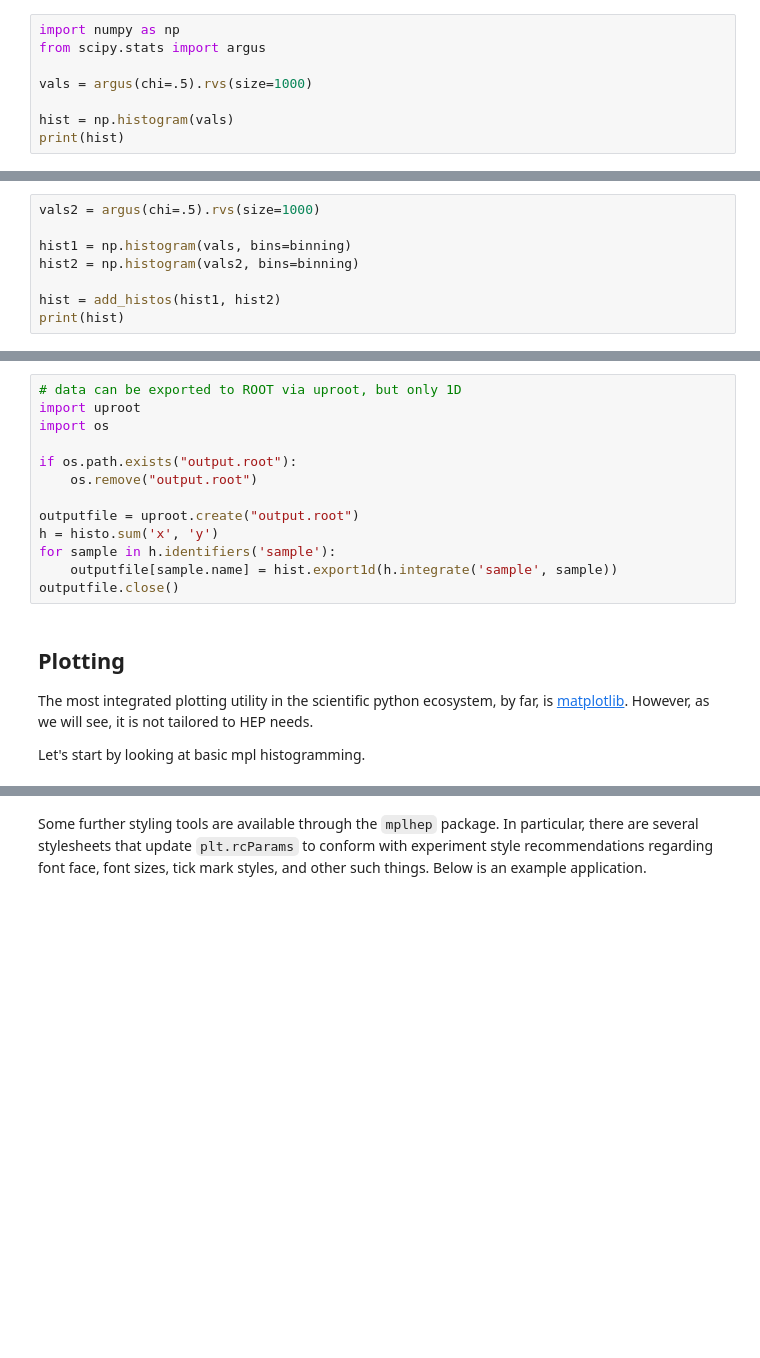
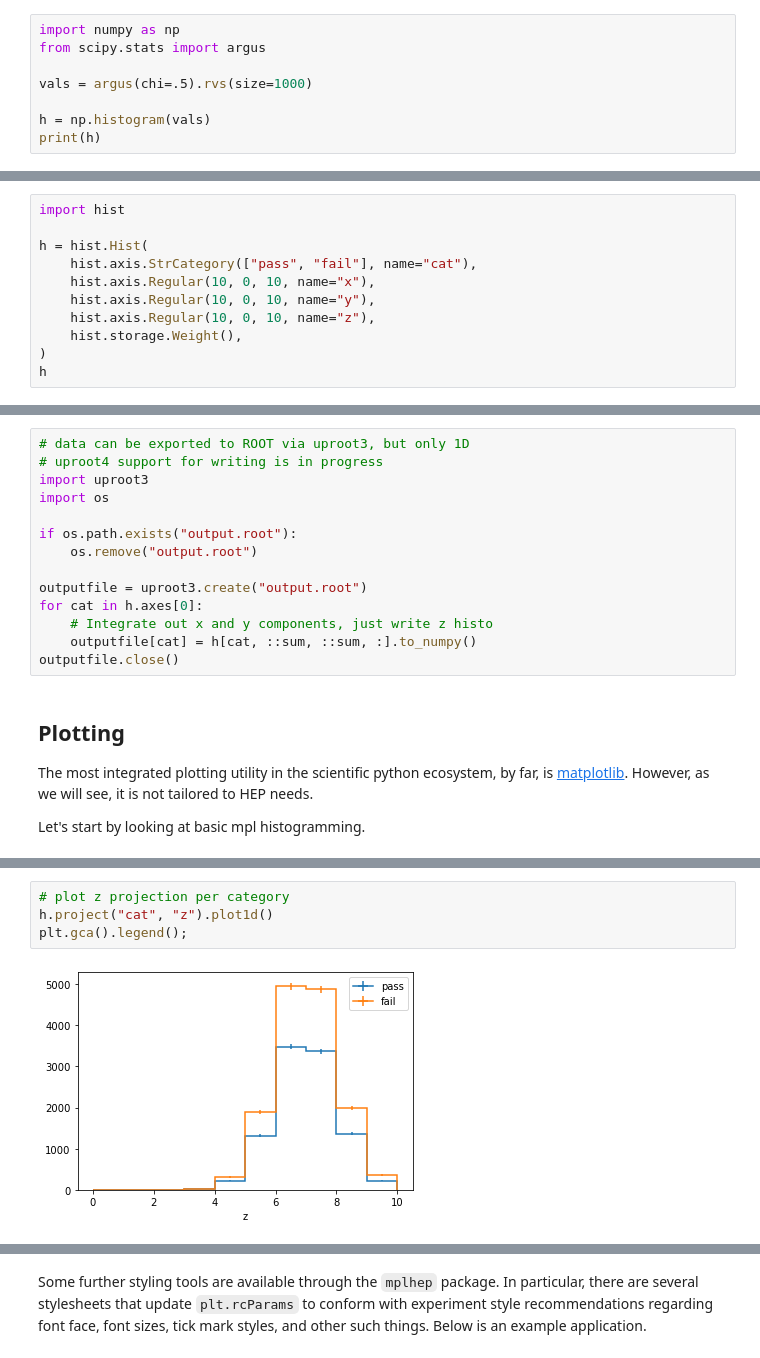
Before and after one commit to CoffeaTeam/coffea-hats, a Jupyter notebook: 01-histograms.ipynb, the cells around one changed output, grey strips where cells are left out. Cells and saved outputs as stored; diff of their text form; blank space fills up the shorter version.

```diff
--- a/01-histograms.ipynb
+++ b/01-histograms.ipynb
@@ -20,5 +20,5 @@ from scipy.stats import argus
 
 vals = argus(chi=.5).rvs(size=1000)
 
-hist = np.histogram(vals)
-print(hist)
+h = np.histogram(vals)
+print(h)
@@ -38,8 +31,0 @@ def add_histos(h1, h2):
-# %%
-vals2 = argus(chi=.5).rvs(size=1000)
-
-hist1 = np.histogram(vals, bins=binning)
-hist2 = np.histogram(vals2, bins=binning)
-
-hist = add_histos(hist1, hist2)
-print(hist)
@@ -92,0 +52,11 @@ In the constructor you specify each axis, either as a numeric `Bin` axis or a ca
+# %%
+import hist
+
+h = hist.Hist(
+    hist.axis.StrCategory(["pass", "fail"], name="cat"),
+    hist.axis.Regular(10, 0, 10, name="x"),
+    hist.axis.Regular(10, 0, 10, name="y"),
+    hist.axis.Regular(10, 0, 10, name="z"),
+    hist.storage.Weight(),
+)
+h
@@ -165,15 +211,16 @@ histo.sum('x', 'y').values(sumw2=False)
 # %%
-# data can be exported to ROOT via uproot, but only 1D
-import uproot
+# data can be exported to ROOT via uproot3, but only 1D
+# uproot4 support for writing is in progress
+import uproot3
 import os
 
 if os.path.exists("output.root"):
     os.remove("output.root")
 
-outputfile = uproot.create("output.root")
-h = histo.sum('x', 'y')
-for sample in h.identifiers('sample'):
-    outputfile[sample.name] = hist.export1d(h.integrate('sample', sample))
+outputfile = uproot3.create("output.root")
+for cat in h.axes[0]:
+    # Integrate out x and y components, just write z histo
+    outputfile[cat] = h[cat, ::sum, ::sum, :].to_numpy()
 outputfile.close()
 # %% [markdown]
 ## Plotting
@@ -446,0 +257,6 @@ lumi = plt.text(1., 1., r"1 fb$^{-1}$ (?? TeV)",
+# %%
+# plot z projection per category
+h.project("cat", "z").plot1d()
+plt.gca().legend();
+# %% [output]
+[figure, added]
```
Also changed, not shown: parts of 73 cells of this notebook, 5 other files.
